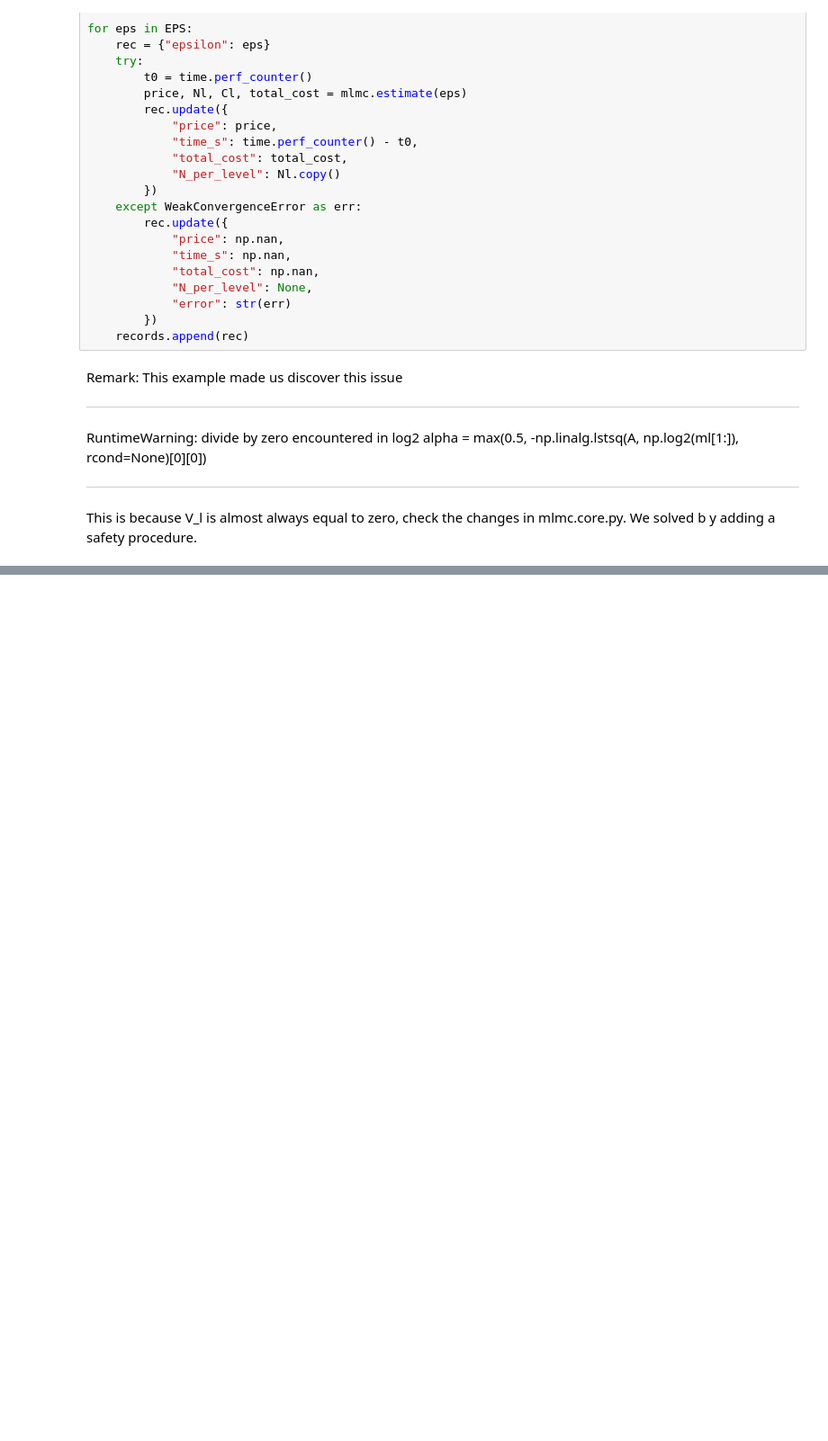
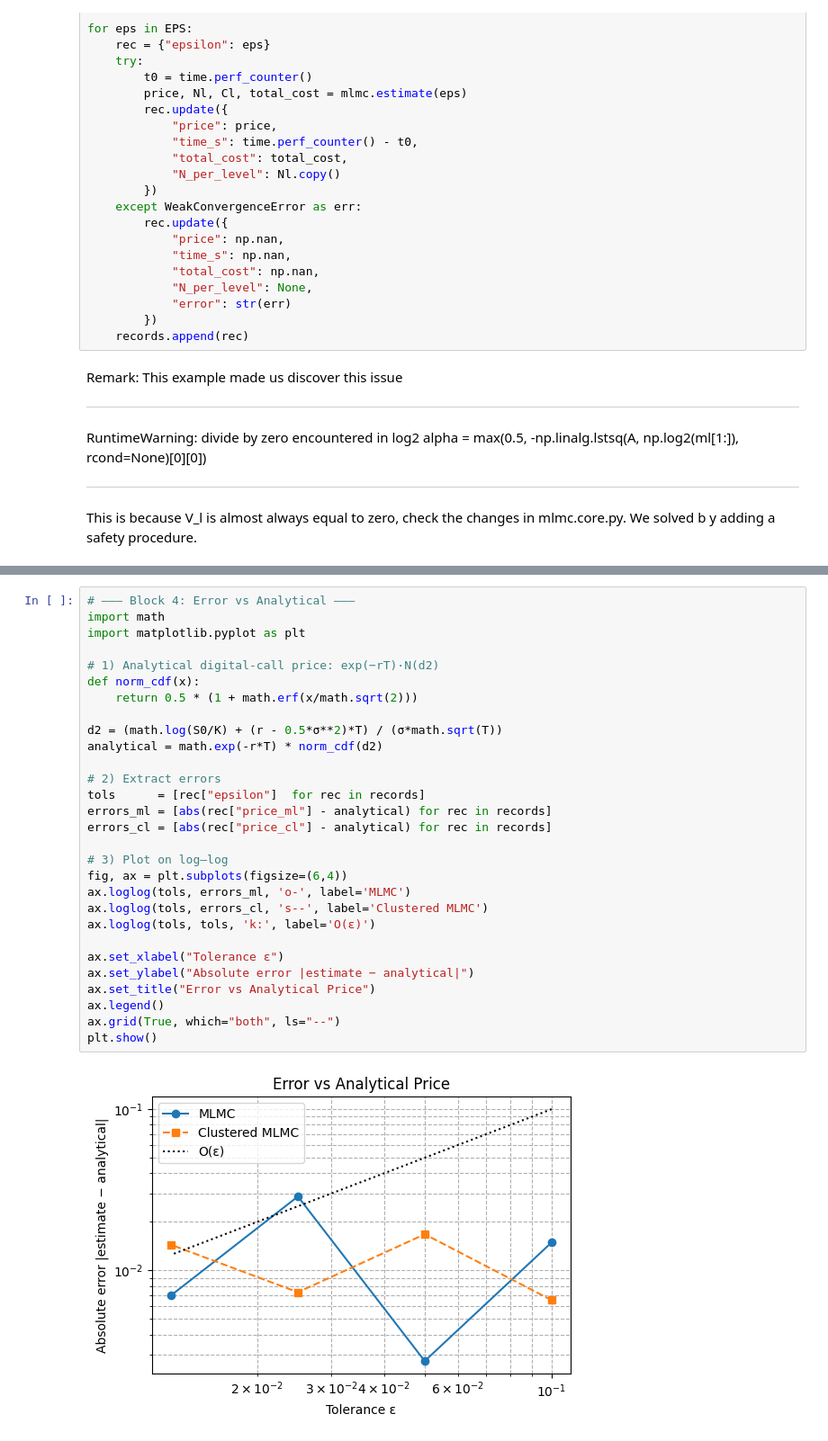
Before and after one commit to AlaaBouattour/Multilevel-Monte-Carlo, a Jupyter notebook: examples/mlmc_blind_sampling_problem.ipynb, the cells around one changed output, grey strips where cells are left out. Shown at 90% size. Drawn from its saved outputs; the diff is of its cells as text; blank space fills up the shorter version.

```diff
--- a/examples/mlmc_blind_sampling_problem.ipynb
+++ b/examples/mlmc_blind_sampling_problem.ipynb
@@ -135,0 +265,31 @@ Level 2: mean(Y_2) = 0.000e+00, var(Y_2) = 0.000e+00
+# %%
+# ——— Block 4: Error vs Analytical ———
+import math
+import matplotlib.pyplot as plt
+
+# 1) Analytical digital‐call price: exp(−rT)·N(d2)
+def norm_cdf(x):
+    return 0.5 * (1 + math.erf(x/math.sqrt(2)))
+
+d2 = (math.log(S0/K) + (r - 0.5*σ**2)*T) / (σ*math.sqrt(T))
+analytical = math.exp(-r*T) * norm_cdf(d2)
+
+# 2) Extract errors
+tols      = [rec["epsilon"]  for rec in records]
+errors_ml = [abs(rec["price_ml"] - analytical) for rec in records]
+errors_cl = [abs(rec["price_cl"] - analytical) for rec in records]
+
+# 3) Plot on log–log
+fig, ax = plt.subplots(figsize=(6,4))
+ax.loglog(tols, errors_ml, 'o-', label='MLMC')
+ax.loglog(tols, errors_cl, 's--', label='Clustered MLMC')
+ax.loglog(tols, tols, 'k:', label='O(ε)')
+
+ax.set_xlabel("Tolerance ε")
+ax.set_ylabel("Absolute error |estimate − analytical|")
+ax.set_title("Error vs Analytical Price")
+ax.legend()
+ax.grid(True, which="both", ls="--")
+plt.show()
+# %% [output]
+[figure, added]
```
Also changed, not shown: parts of 7 cells of this notebook, 3 other files.
